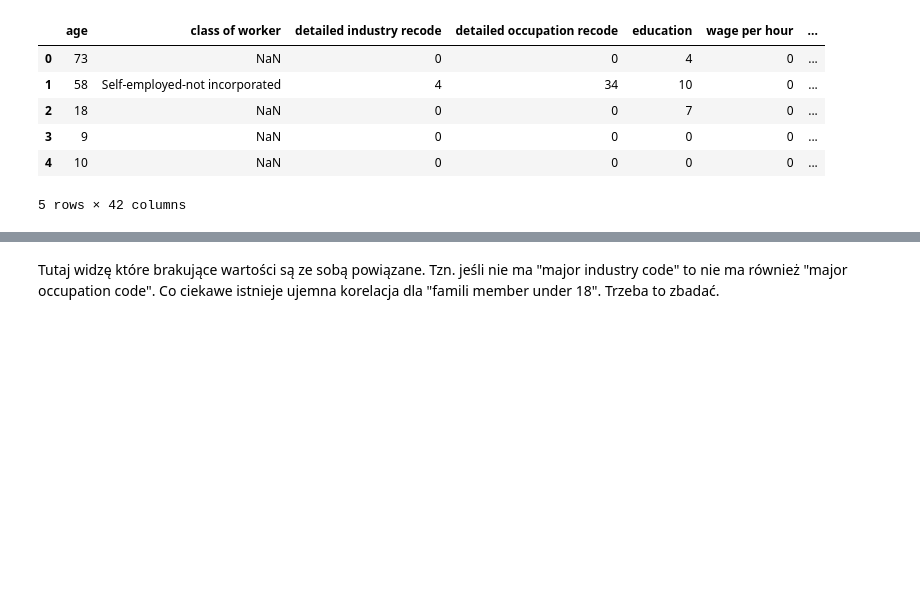
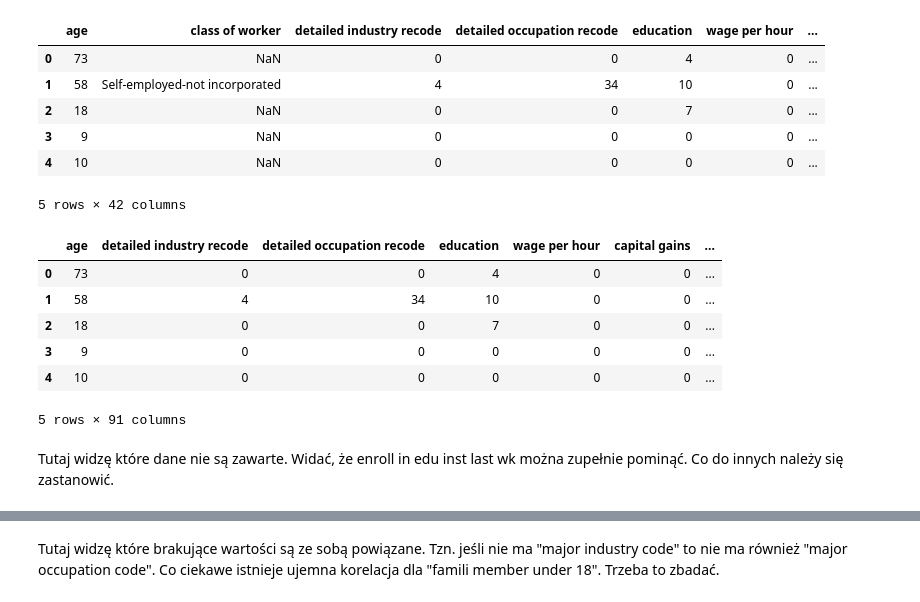
Before and after one commit to mMarzeta/data_exploration, a Jupyter notebook: ed.ipynb, the cells around one changed output, grey strips where cells are left out. Saved outputs shown, nothing was run; the diff lists cells and outputs as text; code cells hidden in the pictures; blank space fills up the shorter version.

```diff
--- a/ed.ipynb
+++ b/ed.ipynb
@@ -99,3 +103,15 @@ for c in cats_to_one_hot:
+# %%
+df.head()
+# %% [output]
+|  | age | detailed industry recode | detailed occupation recode | education | wage per hour | capital gains | ... |
+| 0 | 73 | 0 | 0 | 4 | 0 | 0 | ... |
+| 1 | 58 | 4 | 34 | 10 | 0 | 0 | ... |
+| 2 | 18 | 0 | 0 | 7 | 0 | 0 | ... |
+| 3 | 9 | 0 | 0 | 0 | 0 | 0 | ... |
+| 4 | 10 | 0 | 0 | 0 | 0 | 0 | ... |
+5 rows × 91 columns
+# %% [markdown]
+Tutaj widzę które dane nie są zawarte. Widać, że enroll in edu inst last wk można zupełnie pominąć. Co do innych należy się zastanowić.
 # %%
 numerical_features = df.select_dtypes(include=[np.number])
 numerical_features.columns, len(numerical_features.columns)
```
Also changed, not shown: parts of 10 cells of this notebook.
